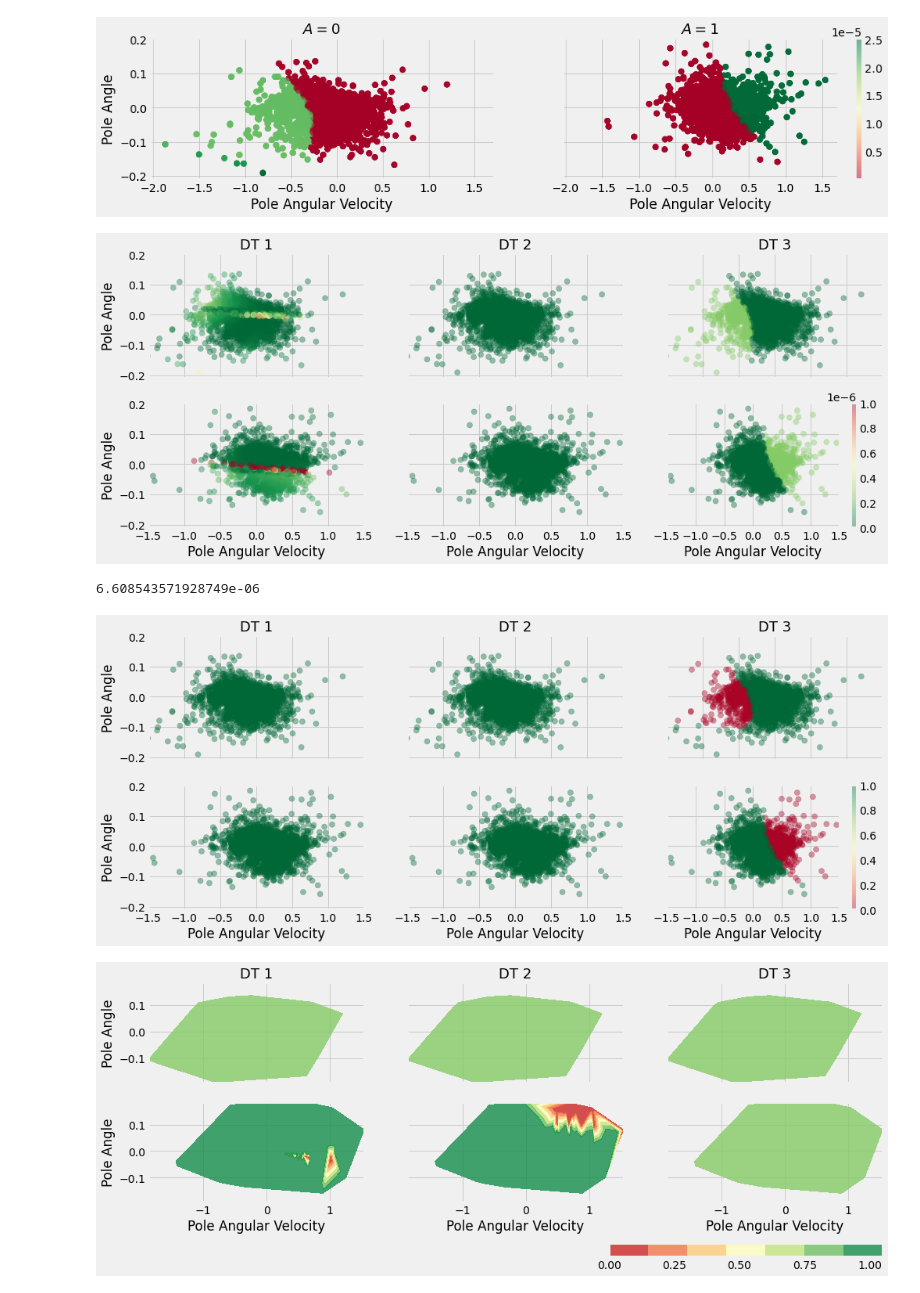
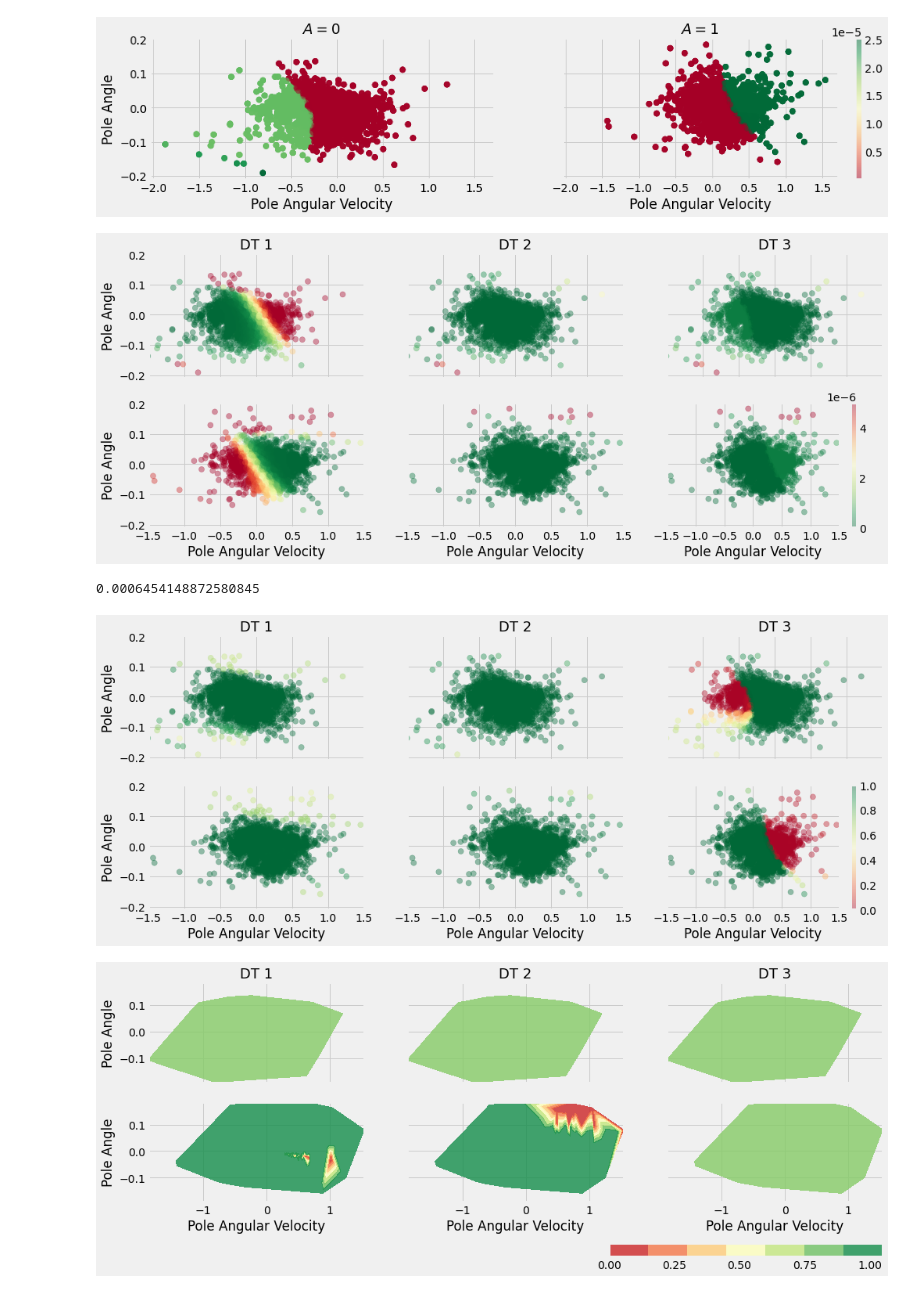
Before and after one commit to faaizT/CausalTwinAssessment, a Jupyter notebook: Cartpole Simulator (Updated).ipynb, the cells around one changed output. Cells and saved outputs as stored; diff of their text form; code cells hidden in the pictures.

Commit message:
Added no bootstrap option for quantile method

```diff
--- a/Cartpole Simulator (Updated).ipynb
+++ b/Cartpole Simulator (Updated).ipynb
@@ -786,7 +786,8 @@ test = data_utils.TensorDataset(torch.column_stack((Xtest, Atest)), Ytest)
 testloader = torch.utils.data.DataLoader(test, batch_size=32)
 
 loss_func = torch.nn.MSELoss()
-sim_net = Net(n_feature=len(sim_data_raw.columns)+1, n_hidden=8, n_output=1)
+# sim_net = Net(n_feature=len(sim_data_raw.columns)+1, n_hidden=8, n_output=1)
+sim_net = Net2(n_feature=len(sim_data_raw.columns) + 1, n_hidden=4, n_hidden2=4, n_output=1)
 optimizer = torch.optim.SGD(sim_net.parameters(), lr=0.001)
 losses = []
 # %%
@@ -1525,11 +1526,15 @@ pol_val = torch.nn.Softmax(dim=1)(policy(X_val))[torch.arange(A_val.shape[0]), A
 # %% [output]
 tensor(0.7544)
 # %%
-def experimental_results_different_quantiles(noise_std, quantile, obs_net=None, sim2_net=None, sim_net=None, policy=None, ymin_net=None, ymax_net=None):
+def experimental_results_different_quantiles(noise_std, quantile, sim_net=None, obs_net=None, sim2_net=None, policy=None, ymin_net=None, ymax_net=None):
     obs_data_test = pd.read_csv("/data/localhost/taufiq/export-dir/Cartpole-v1-obs-data-iid-test.csv")
     df_partial = pd.read_csv("/data/localhost/taufiq/export-dir/Cartpole-v1-obs-data-iid.csv")
     models_dir = "/data/localhost/not-backed-up/taufiq/Cartpole/models-new-x/"
+#     models_dir = "/data/localhost/not-backed-up/taufiq/Cartpole/models-nobs-10000/"
+    quantile_models_dir = "/data/localhost/not-backed-up/taufiq/Cartpole/models-new-x/"
+#     quantile_models_dir = "/data/localhost/not-backed-up/taufiq/Cartpole/models-nobs-10000/"
     sim_models_dir = "/data/localhost/not-backed-up/taufiq/Cartpole/models-new-x/"
+#     sim_models_dir = "/data/localhost/not-backed-up/taufiq/Cartpole/models-nobs-10000/"
     obs_data_test['A'] = obs_data_test['A'].astype({'A': 'int'})
     obs_data_test_raw = (obs_data_test[x_columns] - df_partial[x_columns].mean())/df_partial[x_columns].std()
 
@@ -1545,25 +1550,25 @@ def experimental_results_different_quantiles(noise_std, quantile, obs_net=None,
         sim_net.eval()
 
     for i in tqdm(range(nreps)):
-        if policy is None:
+        if policy is None or i > 0:
             policy = PolicyNetwork(input_dim=len(obs_data_test_raw.columns), output_dim=2)
             policy.load_state_dict(torch.load(f'{models_dir}/policy_{i}'))
             policy.eval()
-        if obs_net is None:
+        if obs_net is None or i > 0:
             obs_net = Net(n_feature=len(obs_data_test_raw.columns)+1, n_hidden=4, n_output=1)
             obs_net.load_state_dict(torch.load(f'{models_dir}/yobs_{i}'))
             obs_net.eval()
-        if ymin_net is None:
+        if ymin_net is None or i > 0:
             ymin_net = Net(n_feature=len(obs_data_test_raw.columns)+1, n_hidden=4, n_output=1)
-            ymin_net.load_state_dict(torch.load(f'{models_dir}/ymin_{quantile}_{i}'))
+            ymin_net.load_state_dict(torch.load(f'{quantile_models_dir}/ymin_{quantile}_{i}'))
             ymin_net.eval()
 
         ymin_90_net = Net(n_feature=len(obs_data_test_raw.columns)+1, n_hidden=4, n_output=1)
-        ymin_90_net.load_state_dict(torch.load(f'{models_dir}/ymin_0.9_{i}'))
+        ymin_90_net.load_state_dict(torch.load(f'{quantile_models_dir}/ymin_0.9_{i}'))
         ymin_90_net.eval()
-        if ymax_net is None:
+        if ymax_net is None or i > 0:
             ymax_net = Net(n_feature=len(obs_data_test_raw.columns)+1, n_hidden=4, n_output=1)
-            ymax_net.load_state_dict(torch.load(f'{models_dir}/ymax_{quantile}_{i}'))
+            ymax_net.load_state_dict(torch.load(f'{quantile_models_dir}/ymax_{quantile}_{i}'))
             ymax_net.eval()
 
         with torch.no_grad():
@@ -1583,8 +1588,8 @@ def experimental_results_different_quantiles(noise_std, quantile, obs_net=None,
             ub = (pred*pol_val + (1-pol_val)*ymax)
             if i == 0:
                 sim_pred = sim_net(torch.column_stack((X_val, A_val))).reshape(-1)*df_partial[outcome].std() + df_partial[outcome].mean()
-                sim_pred = torch.where(pol_val < 0, lb_90, sim_pred)
-                sim3_pred = torch.where(pol_val > 0.90, pred + 0.0005, pred)
+                sim_pred = torch.where(pol_val < 1, lb_90, sim_pred)
+                sim3_pred = torch.where(pol_val >= 0.90, pred + 0.0005, pred)
                 sim2_pred = pred
             mse = torch.square(sim_pred - pred)
             mse2 = torch.square(sim2_pred - pred)
@@ -1644,7 +1649,7 @@ results = pd.DataFrame()
 quantiles = [0.90, 0.95, 0.975, 0.99, 0.999]
 # quantiles = [0.90, 0.95]
 for quantile in quantiles:
-    results_df = experimental_results_different_quantiles(0.001, quantile)
+    results_df = experimental_results_different_quantiles(0.001, quantile, sim_net)
     results_df['quantile'] = quantile
     results = pd.concat([results, results_df], axis = 0)
 # %%
@@ -1847,41 +1852,41 @@ fig, axs = plt.subplots(2, 3, figsize=(15,6), sharex=True, sharey=True)
 cmap = plt.get_cmap('RdYlGn_r')
 new_cmap = cmap
 new_cmap = truncate_colormap(cmap, 0, 1)
 quantile = 0.999
 for i in range(1,4):
     for j in range(2):
         results_filtered = results_cls[(results_cls['quantile']==quantile) & (results_cls['A']==j)]
 #         axs[j][i-1].set_aspect('equal')
         x = results_filtered[x_columns[0]]
         y = results_filtered[x_columns[1]]
         z = results_filtered[f'$||Y^{{sim}} - Y^{{obs}}||^2$ (DT-{i})']
-        vals = axs[j][i-1].scatter(x=x, y=y, c=z, cmap=new_cmap, vmin=0, vmax=1e-6, alpha=0.4, s=50)
+        vals = axs[j][i-1].scatter(x=x, y=y, c=z, cmap=new_cmap, vmin=0, vmax=0.5*1e-5, alpha=0.4, s=50)
         axs[j][i-1].set_xlim([-1.5, 1.5])
         if j == 0:
             axs[j][i-1].set_title(f"DT {i}", fontsize=18)
         else:
             axs[j][i-1].set_xlabel(x_columns[0])
 
 # plt.grid(False)
 axs[0][0].set_ylabel(x_columns[1])
 axs[1][0].set_ylabel(x_columns[1])
 # plt.clim(0, 1)
 
 
 plt.colorbar(vals)
 # cbar = plt.colorbar(vals, ax=axs, shrink=0.5, fraction=0.05, orientation='horizontal', anchor=(1.0,-0.05), panchor=(0.95,-0.05))
-cbar.set_ticks(np.arange(5)/4)
+# cbar.set_ticks(np.arange(5)/4)
 # st = fig.suptitle(f"CPS for DT {DT} ($A={action}$)")
 
-st.set_y(0.20)
+# st.set_y(0.20)
 # cbar.set_label("CPS")
 plt.show()
 # %% [output]
-[figure, old version]
+[figure, new version]
 # %%
 results_filtered[f'$||Y^{{sim}} - Y^{{obs}}||^2$ (DT-1)'].max()
 # %% [output]
-6.608543571928749e-06
+0.0006454148872580845
 # %%
 import matplotlib.tri as tri
 action = 1
@@ -1889,7 +1894,7 @@ DT = 2
 fig, axs = plt.subplots(2, 3, figsize=(15,6), sharex=True, sharey=True)
 cmap = plt.get_cmap('RdYlGn')
 new_cmap = truncate_colormap(cmap, 0.01, 0.999)
-quantile = 0.90
+quantile = 0.95
 for i in range(1,4):
     for j in range(2):
         results_filtered = results_cls[(results_cls['quantile']==quantile) & (results_cls['A']==j)]
@@ -1919,7 +1924,7 @@ st.set_y(0.20)
 # cbar.set_label("CPS")
 plt.show()
 # %% [output]
-[figure, old version]
+[figure, new version]
 # %%
 import matplotlib.tri as tri
 action = 1
```
Also changed, not shown: parts of 12 cells of this notebook, 2 other files.
